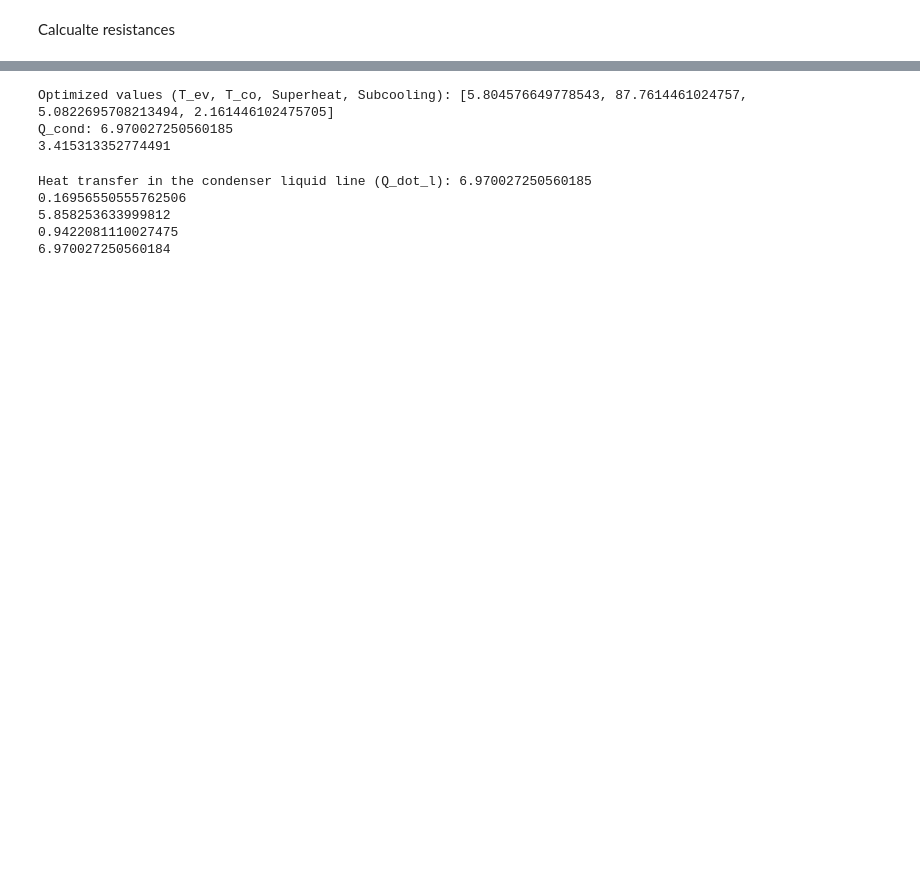
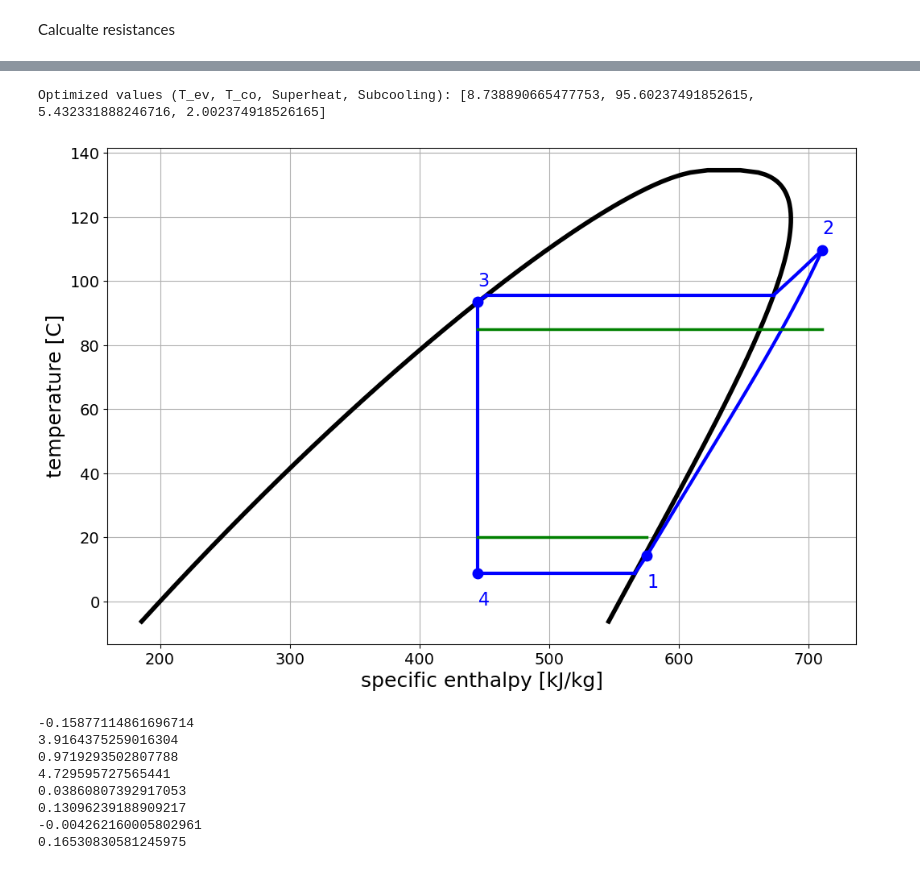
Before and after one commit to kcurumi/SHCT, a Jupyter notebook: Project2.ipynb, the cells around one changed output, grey strips where cells are left out. Drawn from its saved outputs; the diff is of its cells as text; code cells hidden in the pictures; blank space fills up the shorter version.

```diff
--- a/Project2.ipynb
+++ b/Project2.ipynb
@@ -571,36 +534,37 @@ Running cycle with D=50 mm, fluid=Isobutane
 # %%
 
 
 optimized_values = [
     df_results.loc[0, 'T_ev (°C)'],
     df_results.loc[0, 'T_co (°C)'],
     df_results.loc[0, 'Superheat (°C)'],
     df_results.loc[0, 'Subcooling (°C)'],
 ]
+D = df_results.loc[0, 'D (mm)']
+fluid = df_results.loc[0, 'Fluid']
 print("Optimized values (T_ev, T_co, Superheat, Subcooling):", optimized_values)
 st = cycle_states(optimized_values, D, fluid)
-Q_cond = st["Q_cond"]
-print("Q_cond:", Q_cond)
-print(df_results.loc[0, 'Q_cond (kW)'],)
 # print("COP: ", st["COP"])
 # print("T_ev, T_co, delta_T_sh, delta_T_sc =", st["T_ev"], st["T_co"], df_results.loc[0, 'Superheat (°C)'], df_results.loc[0, 'Subcooling (°C)'])
-# Diag.Th(st["1"],st["2"],st["3"],st["4"],[T_min_h2o,T_min_h2o],[T_source,T_source],fluid,Eh)
+Diag.Th(st["1"],st["2"],st["3"],st["4"],[T_min_h2o,T_min_h2o],[T_source,T_source],fluid,Eh)
 # %% [output]
-Optimized values (T_ev, T_co, Superheat, Subcooling): [5.804576649778543, 87.7614461024757, 5.0822695708213494, 2.161446102475705]
-Q_cond: 6.970027250560185
-3.415313352774491
+Optimized values (T_ev, T_co, Superheat, Subcooling): [8.738890665477753, 95.60237491852615, 5.432331888246716, 2.002374918526165]
+[figure, added]
 # %%
 
 T_ev_opt = df_results.loc[0, 'T_ev (°C)']
 T_co_opt = df_results.loc[0, 'T_co (°C)']
 
-delta_T_vl = T_co_opt - T_min_h2o
+T_sink = T_max_h2o #This needs to be changed, here is just for reference
+delta_T_vl = T_co_opt - T_sink
+
 
 T2 = st["2"]["T"]
-delta_T_v = (T2 - T_co_opt) / (log((T2-T_min_h2o)/(T_co_opt-T_min_h2o)))
+delta_T_v = (T2 - T_co_opt) / (log((T2-T_sink)/(T_co_opt-T_sink)))
 
 T3_x0=FCP.state(["T","x"],[T_co_opt,1],fluid,Eh)["T"]
-delta_T_l = ()
+T3 = st["3"]["T"]
+delta_T_l = ((T3 - T_co_opt) / (log((T3-T_sink)/(T_co_opt-T_sink))))
 
 
 h3_x1=FCP.state(["T","x"],[T_co_opt,1],fluid,Eh)["h"]
@@ -610,31 +574,31 @@ Q_dot_l = st["m_dot"] * (h3_x0 - st["3"]["h"]) # kW, heat transfer in the conden
 Q_dot_vl = st["m_dot"] * (h3_x1 - h3_x0) # kW, heat transfer in the condenser vapor/liquid line
 Q_dot_v = st["m_dot"] * (st["2"]["h"] - h3_x1) # kW, heat transfer in the condenser vapor line
 Q_dot_tot = Q_dot_vl + Q_dot_v + Q_dot_l # kW, total heat transfer in the condenser
-Q_dot =     st["Q_cond"] # kW, heat transfer in the condenser
-print("Heat transfer in the condenser liquid line (Q_dot_l):", Q_dot)
 
 print(Q_dot_l)
 print(Q_dot_vl)
 print(Q_dot_v)
 print(Q_dot_tot)
 
-# print(delta_T_vl)
 
-# print(R_L_co_v)
-# print(R_L_co_vl)
-# print(Q_dot_v)
+L_vl = (R_L_co_vl * Q_dot_vl *1000) / delta_T_vl
+L_v = (R_L_co_v * Q_dot_v *1000) / delta_T_v
+L_l = (R_L_co_l * Q_dot_l *1000) / delta_T_l
+L_tot = L_vl + L_v + L_l
 
-# L_vl = (R_L_co_vl * Q_dot_vl *1000) / delta_T_vl
-# L_v = (R_L_co_v * Q_dot_v *1000) / delta_T_v
-# L_l = (R_L_co_l * Q_dot_l *1000) / delta_T_l
-# print(L_v)
-# print(L_vl)
+print(L_v)
+print(L_vl)
+print(L_l)
+print(L_tot)
 # %% [output]
-Heat transfer in the condenser liquid line (Q_dot_l): 6.970027250560185
-0.16956550555762506
-5.858253633999812
-0.9422081110027475
-6.970027250560184
+-0.15877114861696714
+3.9164375259016304
+0.9719293502807788
+4.729595727565441
+0.03860807392917053
+0.13096239188909217
+-0.004262160005802961
+0.16530830581245975
 # %%
 # Create mesh grid
 X, Y = np.meshgrid(Ds, range(len(fluids)))
```
Also changed, not shown: parts of 14 cells of this notebook.
